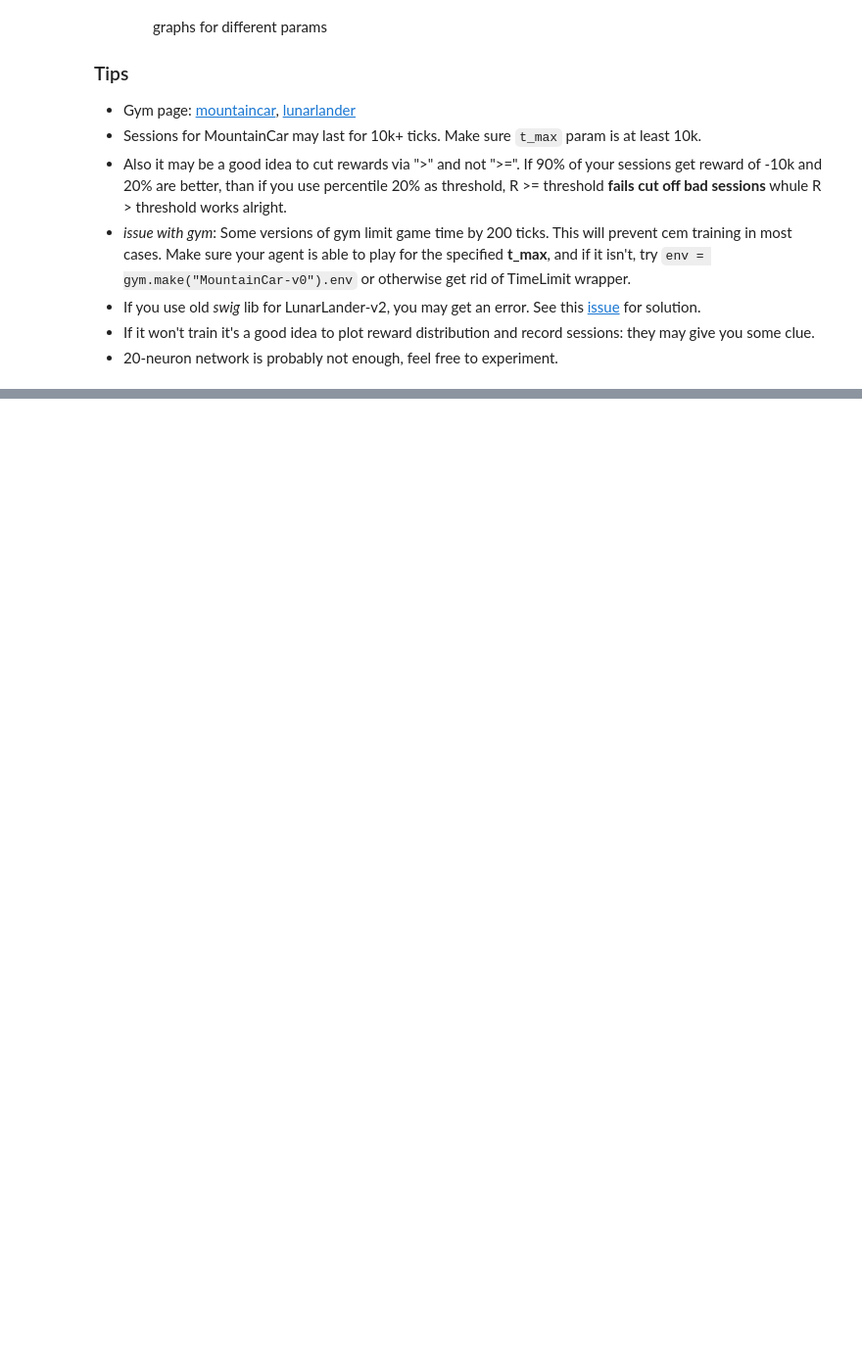
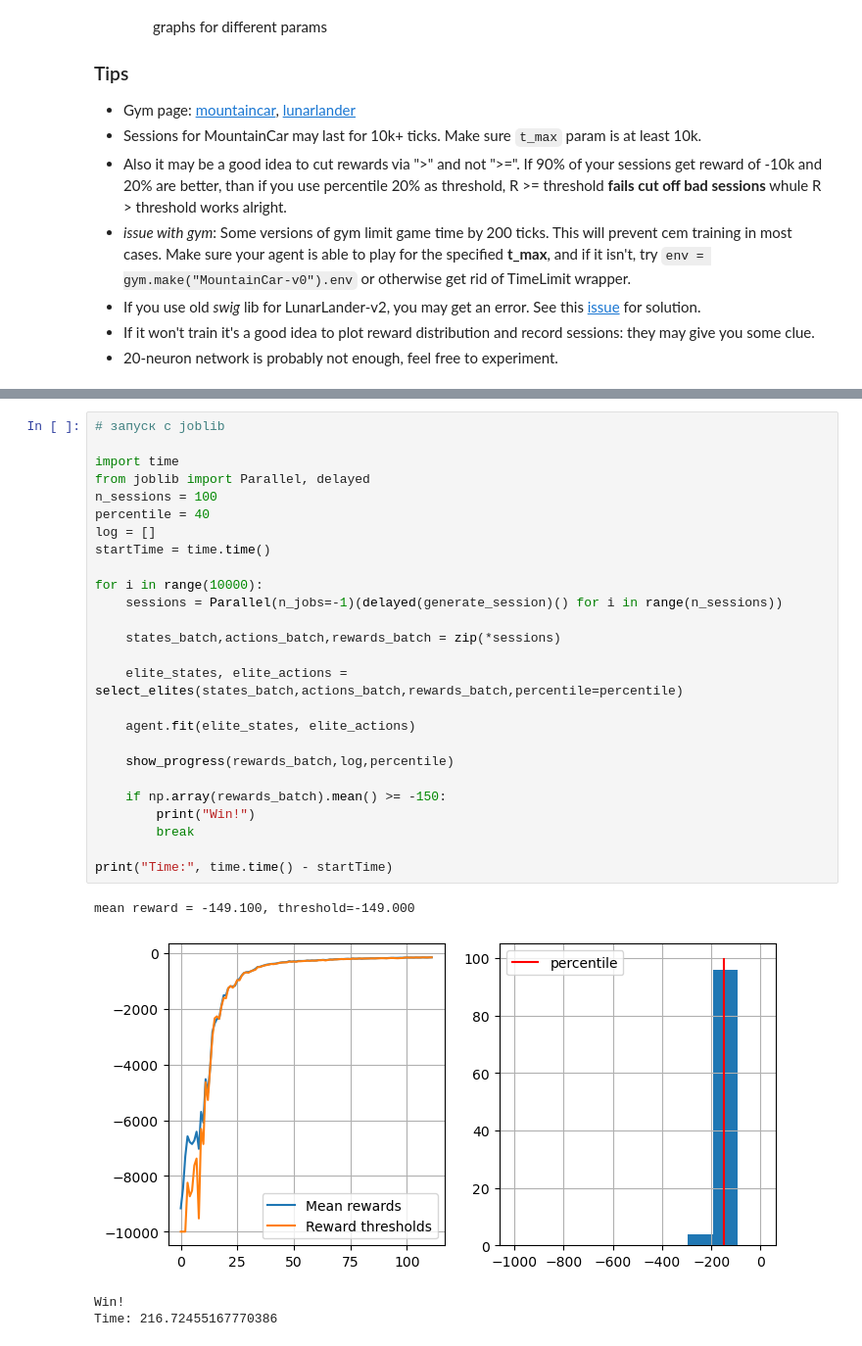
Before and after one commit to FynjyBath/MLhomework-Python-AESC, a Jupyter notebook: task3_bonus/task3_crossenrophy_rl_practice_hard.ipynb, the cells around one changed output, grey strips where cells are left out. Shown at 98% size. Cells and saved outputs as stored; diff of their text form; blank space fills up the shorter version.

```diff
--- a/task3_bonus/task3_crossenrophy_rl_practice_hard.ipynb
+++ b/task3_bonus/task3_crossenrophy_rl_practice_hard.ipynb
@@ -131,0 +166,31 @@ print("Time:", time.time() - startTime)
+# %%
+# запуск с joblib
+
+import time
+from joblib import Parallel, delayed
+n_sessions = 100
+percentile = 40
+log = []
+startTime = time.time()
+
+for i in range(10000):
+    sessions = Parallel(n_jobs=-1)(delayed(generate_session)() for i in range(n_sessions))
+
+    states_batch,actions_batch,rewards_batch = zip(*sessions)
+
+    elite_states, elite_actions = select_elites(states_batch,actions_batch,rewards_batch,percentile=percentile)
+
+    agent.fit(elite_states, elite_actions)
+
+    show_progress(rewards_batch,log,percentile)
+
+    if np.array(rewards_batch).mean() >= -150:
+        print("Win!")
+        break
+
+print("Time:", time.time() - startTime)
+# %% [output]
+mean reward = -149.100, threshold=-149.000
+[figure, added]
+Win!
+Time: 216.72455167770386
```
Also changed, not shown: parts of 10 cells of this notebook, 1 other file.
